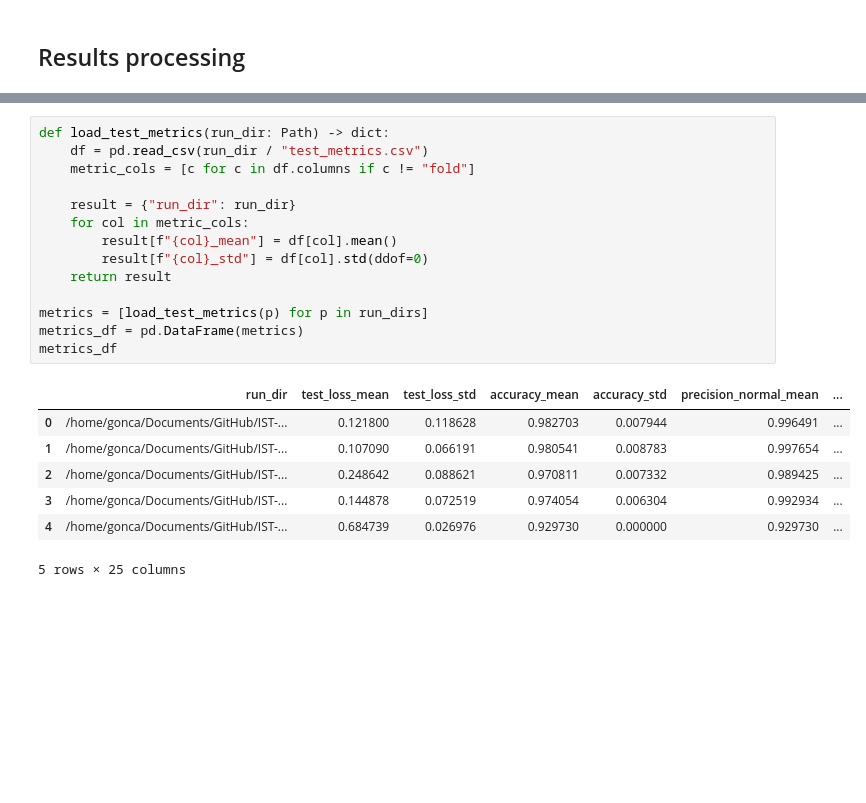
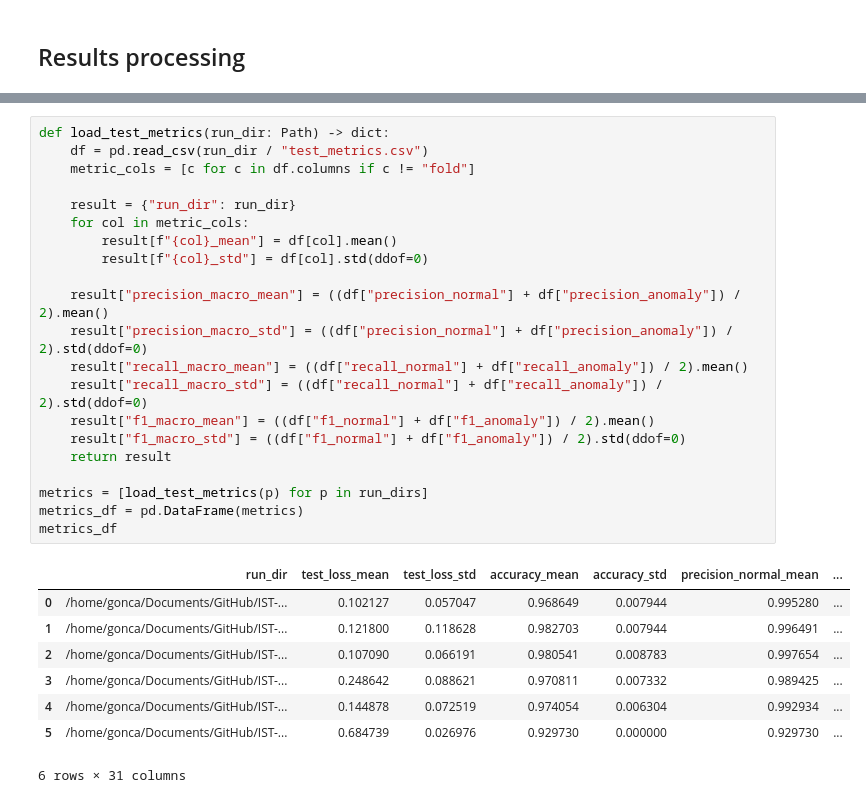
Before and after one commit to BridgeSentry/BridgeSentry, a Jupyter notebook: notebooks/dme_distribution_20260713.ipynb, the cells around one changed output, grey strips where cells are left out. Saved outputs shown, nothing was run; the diff lists cells and outputs as text; blank space fills up the shorter version.

```diff
--- a/notebooks/dme_distribution_20260713.ipynb
+++ b/notebooks/dme_distribution_20260713.ipynb
@@ -625,25 +626,33 @@ configs_df
 # %%
 def load_test_metrics(run_dir: Path) -> dict:
     df = pd.read_csv(run_dir / "test_metrics.csv")
     metric_cols = [c for c in df.columns if c != "fold"]
 
     result = {"run_dir": run_dir}
     for col in metric_cols:
         result[f"{col}_mean"] = df[col].mean()
         result[f"{col}_std"] = df[col].std(ddof=0)
+
+    result["precision_macro_mean"] = ((df["precision_normal"] + df["precision_anomaly"]) / 2).mean()
+    result["precision_macro_std"] = ((df["precision_normal"] + df["precision_anomaly"]) / 2).std(ddof=0)
+    result["recall_macro_mean"] = ((df["recall_normal"] + df["recall_anomaly"]) / 2).mean()
+    result["recall_macro_std"] = ((df["recall_normal"] + df["recall_anomaly"]) / 2).std(ddof=0)
+    result["f1_macro_mean"] = ((df["f1_normal"] + df["f1_anomaly"]) / 2).mean()
+    result["f1_macro_std"] = ((df["f1_normal"] + df["f1_anomaly"]) / 2).std(ddof=0)
     return result
 
 metrics = [load_test_metrics(p) for p in run_dirs]
 metrics_df = pd.DataFrame(metrics)
 metrics_df
 # %% [output]
 |  | run_dir | test_loss_mean | test_loss_std | accuracy_mean | accuracy_std | precision_normal_mean | ... |
-| 0 | /home/gonca/Documents/GitHub/IST-... | 0.121800 | 0.118628 | 0.982703 | 0.007944 | 0.996491 | ... |
-| 1 | /home/gonca/Documents/GitHub/IST-... | 0.107090 | 0.066191 | 0.980541 | 0.008783 | 0.997654 | ... |
-| 2 | /home/gonca/Documents/GitHub/IST-... | 0.248642 | 0.088621 | 0.970811 | 0.007332 | 0.989425 | ... |
-| 3 | /home/gonca/Documents/GitHub/IST-... | 0.144878 | 0.072519 | 0.974054 | 0.006304 | 0.992934 | ... |
-| 4 | /home/gonca/Documents/GitHub/IST-... | 0.684739 | 0.026976 | 0.929730 | 0.000000 | 0.929730 | ... |
+| 0 | /home/gonca/Documents/GitHub/IST-... | 0.102127 | 0.057047 | 0.968649 | 0.007944 | 0.995280 | ... |
+| 1 | /home/gonca/Documents/GitHub/IST-... | 0.121800 | 0.118628 | 0.982703 | 0.007944 | 0.996491 | ... |
+| 2 | /home/gonca/Documents/GitHub/IST-... | 0.107090 | 0.066191 | 0.980541 | 0.008783 | 0.997654 | ... |
+| 3 | /home/gonca/Documents/GitHub/IST-... | 0.248642 | 0.088621 | 0.970811 | 0.007332 | 0.989425 | ... |
+| 4 | /home/gonca/Documents/GitHub/IST-... | 0.144878 | 0.072519 | 0.974054 | 0.006304 | 0.992934 | ... |
+| 5 | /home/gonca/Documents/GitHub/IST-... | 0.684739 | 0.026976 | 0.929730 | 0.000000 | 0.929730 | ... |
-5 rows × 25 columns
+6 rows × 31 columns
 # %%
 def load_fold_durations(run_dir: Path) -> dict:
     df = pd.read_csv(run_dir / "fold_durations.csv")
```
Also changed, not shown: parts of 13 cells of this notebook.
